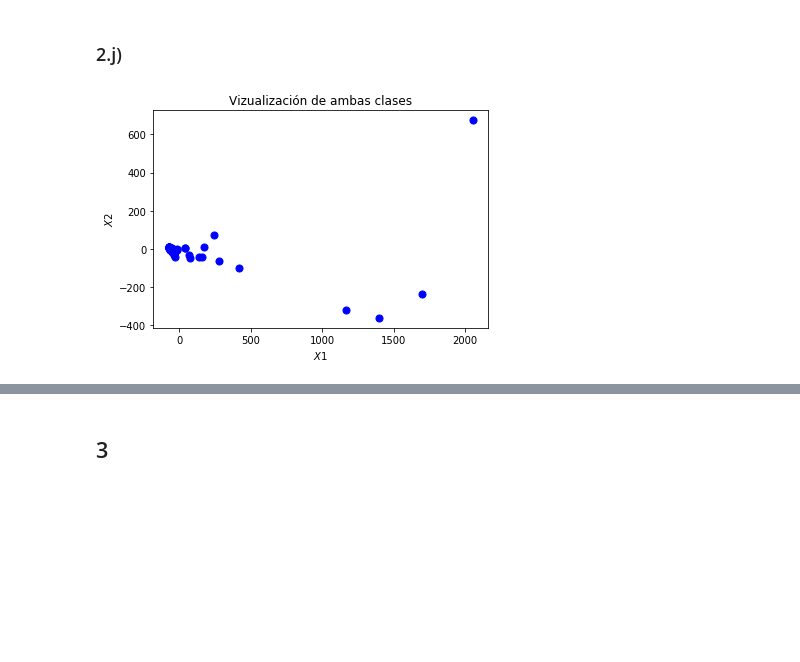
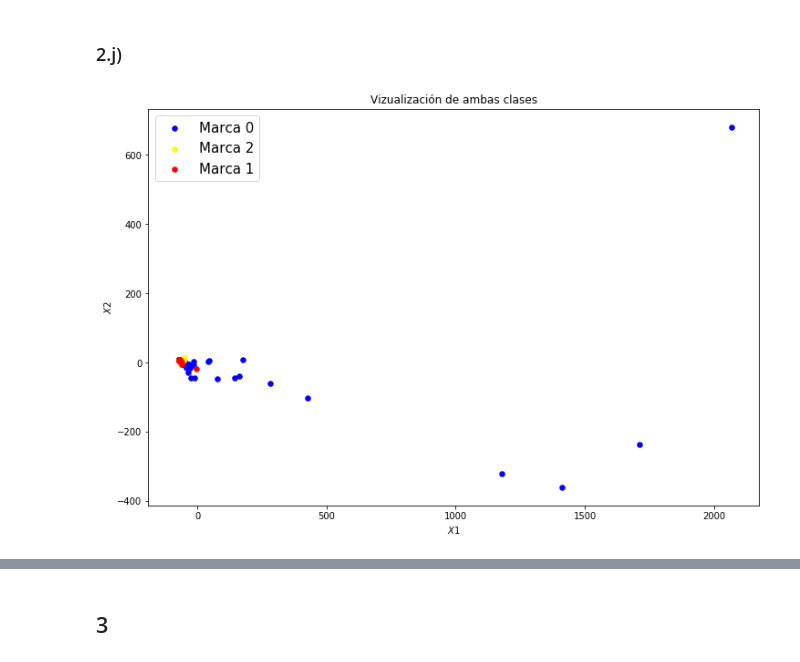
Before and after one commit to GabrielValenzuelaLorca/tarea2maquinas, a Jupyter notebook: Tarea 2.ipynb, the cells around one changed output, grey strips where cells are left out. Cells and saved outputs as stored; diff of their text form; code cells hidden in the pictures; blank space fills up the shorter version.

```diff
--- a/Tarea 2.ipynb
+++ b/Tarea 2.ipynb
@@ -360,19 +360,21 @@ X_test = std.transform(X_test)
 # %%
 from sklearn.decomposition import PCA
 import matplotlib.pyplot as plt
 d=2
 pca_model = PCA(n_components=d)
 pca_model.fit(X_train)
 X_pca_train = pca_model.transform(X_train)
 X_pca_test = pca_model.transform(X_test)
 
 #=======================================#
-#plt.figure(figsize = (16, 9))
-plt.scatter([X_pca_train[i,0] for i in range(len(y_train)) if y_train[i] == 0],[X_pca_train[i,1] for i in range(len(y_train)) if y_train[i] == 0], s=50, c = "blue")
-#plt.scatter(X_pca_train[:,0][len(y)+1:], X_pca_train[:,1][len(y)+1:], s=50, c = "red")
+plt.figure(figsize = (12, 8))
+plt.scatter([X_pca_train[i,0] for i in range(len(y_train)) if y_train[i] == 0],[X_pca_train[i,1] for i in range(len(y_train)) if y_train[i] == 0], s=30, c = "blue")
+plt.scatter([X_pca_train[i,0] for i in range(len(y_train)) if y_train[i] == 2],[X_pca_train[i,1] for i in range(len(y_train)) if y_train[i] == 2], s=30, c = "yellow")
+plt.scatter([X_pca_train[i,0] for i in range(len(y_train)) if y_train[i] == 1],[X_pca_train[i,1] for i in range(len(y_train)) if y_train[i] == 1], s=30, c = "red")
 plt.xlabel("$X1$")
 plt.ylabel("$X2$")
+plt.legend(['Marca 0', 'Marca 2', 'Marca 1'],prop={'size': 15})
 plt.title("Vizualización de ambas clases")
 plt.show()
 # %% [output]
-[figure, old version]
+[figure, new version]
```
Also changed, not shown: parts of 37 cells of this notebook.
